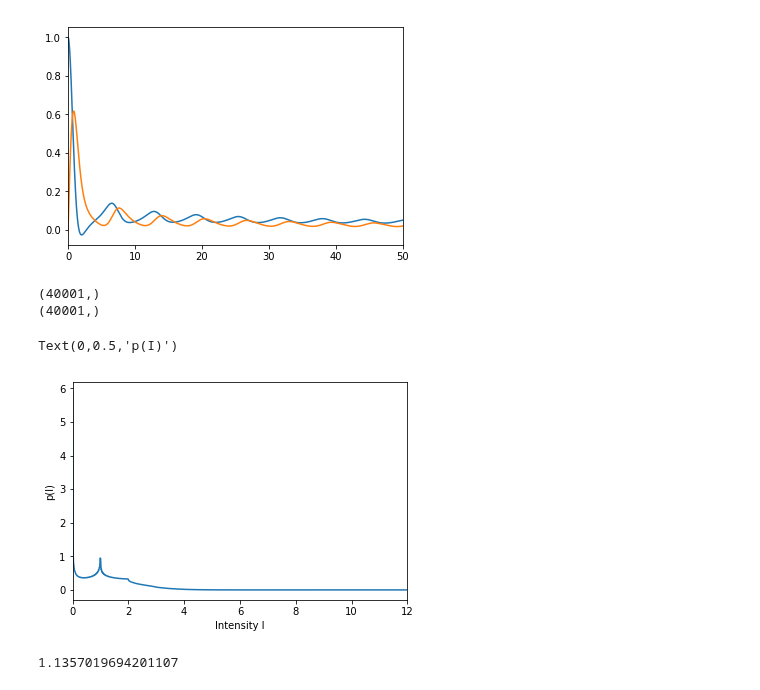
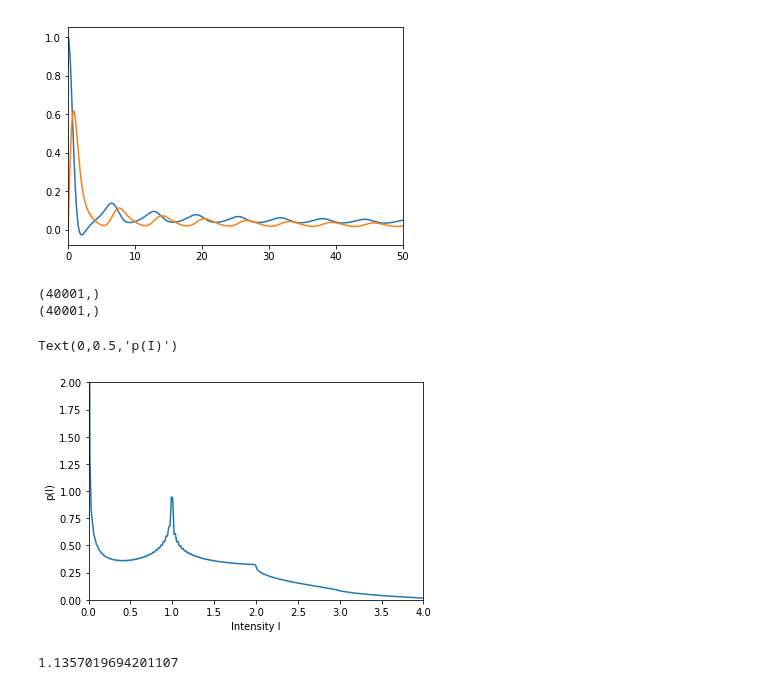
Before and after one commit to hstrey/FCS-simulations, a Jupyter notebook: FCS intensity distribution correct.ipynb, the cells around one changed output. Drawn from its saved outputs; the diff is of its cells as text; code cells hidden in the pictures.

```diff
--- a/FCS intensity distribution correct.ipynb
+++ b/FCS intensity distribution correct.ipynb
@@ -65,25 +65,25 @@ plt.xlim((0,50))
 # %%
 # need to find the proper way of doing an fft
 freq = np.fft.fftfreq(2*steps-1,d)*2*np.pi
 fc1 = er*ei1+1j*er*ei2
 fc2 = er*ei1-1j*er*ei2
 fc2 = np.conj(fc2[::-1])
 fc = np.concatenate((fc1,fc2[1:]))
 print(fc.shape)
 cf_fft = np.fft.ifft(fc)*np.sqrt(fc.shape[0]/2)
 print(cf_fft.shape)
 disp = 20000
 plt.plot(freq[:disp],np.real(cf_fft[:disp]))
-plt.xlim((0,12))
-#plt.ylim((1e-2,2))
+plt.xlim((0,4))
+plt.ylim((0,2))
 plt.xlabel("Intensity I")
 plt.ylabel("p(I)")
 #plt.savefig("pIanalytic5.png",format='png',dpi=300,bbox_inches='tight',facecolor="white",backgroundcolor="white")
 # %% [output]
 (40001,)
 (40001,)
 Text(0,0.5,'p(I)')
-[figure, old version]
+[figure, new version]
 # %%
 # normalization
 print(np.real(cf_fft[:steps]).mean()*freq[steps-1])
```
Also changed, not shown: 3 other files.
